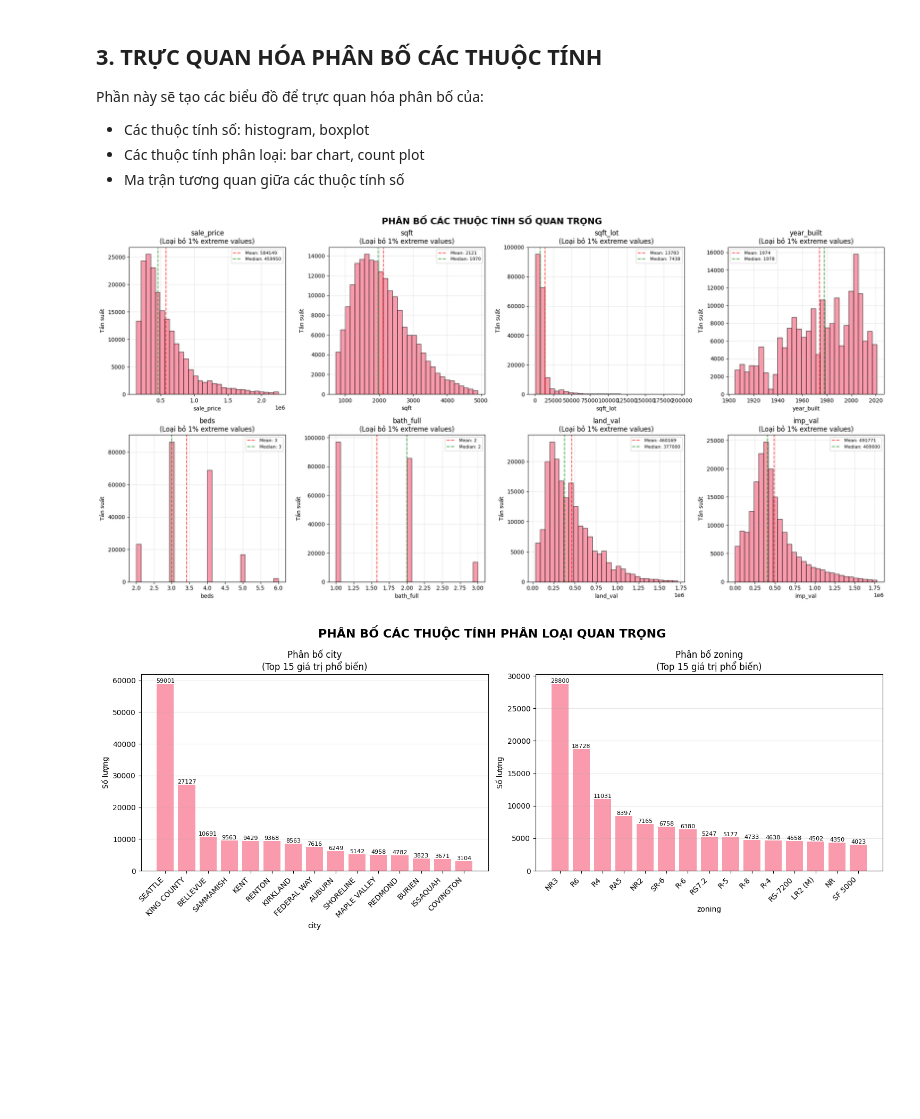
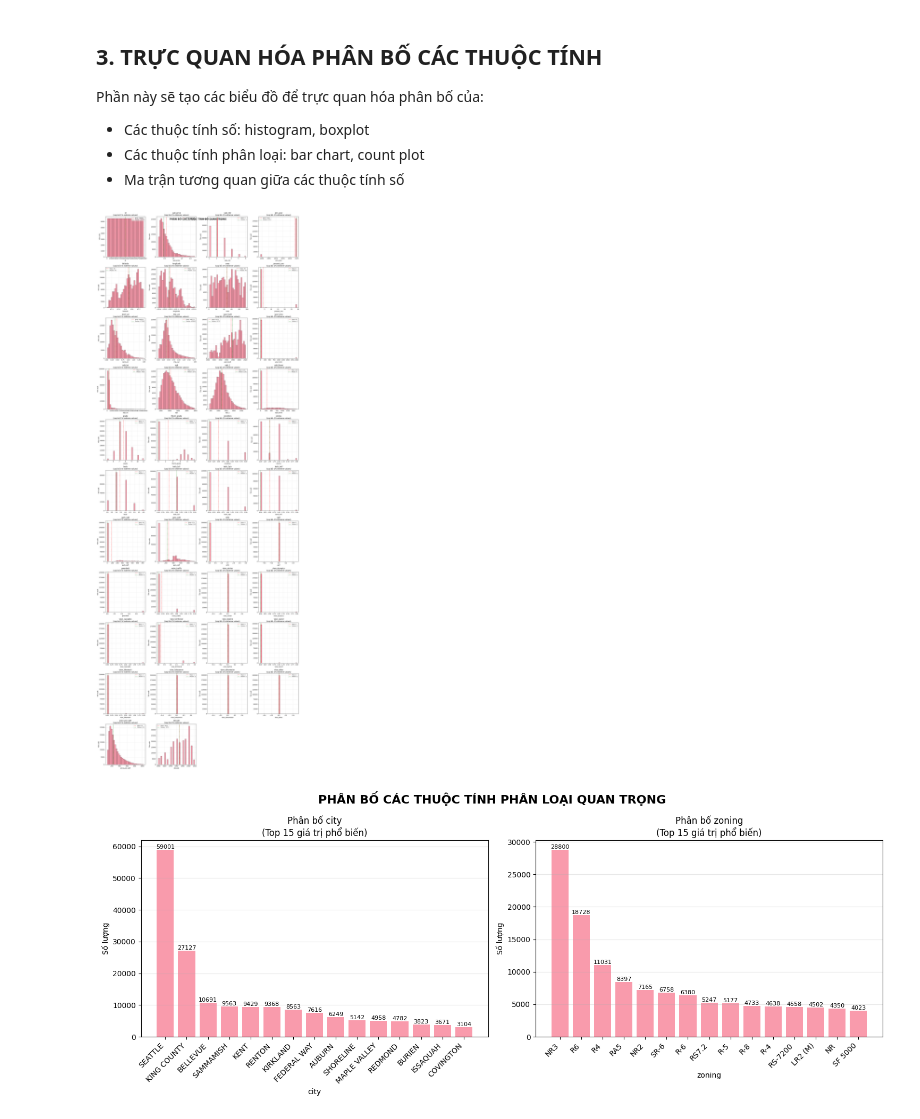
Before and after one commit to Phuong97vip/PTDLTM-project, a Jupyter notebook: housing_eda.ipynb, the cells around one changed output. Drawn from its saved outputs; the diff is of its cells as text; code cells hidden in the pictures; blank space fills up the shorter version.

```diff
--- a/housing_eda.ipynb
+++ b/housing_eda.ipynb
@@ -499,7 +494,8 @@ Phần này sẽ tạo các biểu đồ để trực quan hóa phân bố của
 - Ma trận tương quan giữa các thuộc tính số
 # %%
 # 3.1 Histogram cho các thuộc tính số quan trọng
-important_numeric = ['sale_price', 'sqft', 'sqft_lot', 'year_built', 'beds', 'bath_full', 'land_val', 'imp_val']
+# important_numeric = ['sale_price', 'sqft', 'sqft_lot', 'year_built', 'beds', 'bath_full', 'land_val', 'imp_val']
+important_numeric = df.select_dtypes(include=['int64', 'float64']).columns.tolist()
 available_numeric = [col for col in important_numeric if col in df.columns]
 
 if len(available_numeric) >= 4:
@@ -517,34 +513,34 @@ if len(available_numeric) >= 4:
 
     for i, col in enumerate(available_numeric):
         if i < len(axes):
             # Loại bỏ outliers extreme để hiển thị tốt hơn
             Q1 = df[col].quantile(0.01)
             Q99 = df[col].quantile(0.99)
             filtered_data = df[col][(df[col] >= Q1) & (df[col] <= Q99)]
 
             axes[i].hist(filtered_data, bins=30, alpha=0.7, edgecolor='black')
             axes[i].set_title(f'{col}\n(Loại bỏ 1% extreme values)')
             axes[i].set_xlabel(col)
             axes[i].set_ylabel('Tần suất')
             axes[i].grid(True, alpha=0.3)
 
             # Thêm thống kê
             mean_val = df[col].mean()
             median_val = df[col].median()
             axes[i].axvline(mean_val, color='red', linestyle='--', alpha=0.7, label=f'Mean: {mean_val:.0f}')
             axes[i].axvline(median_val, color='green', linestyle='--', alpha=0.7, label=f'Median: {median_val:.0f}')
             axes[i].legend(fontsize=8)
 
     # Ẩn các subplot không sử dụng
     for i in range(len(available_numeric), len(axes)):
         axes[i].set_visible(False)
 
     plt.tight_layout()
     plt.show()
 else:
     print("Không đủ thuộc tính số để hiển thị!")
 # %% [output]
-[figure, old version]
+[figure, new version]
 # %%
 # 3.2 Biểu đồ cho các thuộc tính phân loại quan trọng
 important_categorical = ['city', 'zoning', 'present_use', 'condition', 'grade']
```
Also changed, not shown: parts of 10 cells of this notebook.
